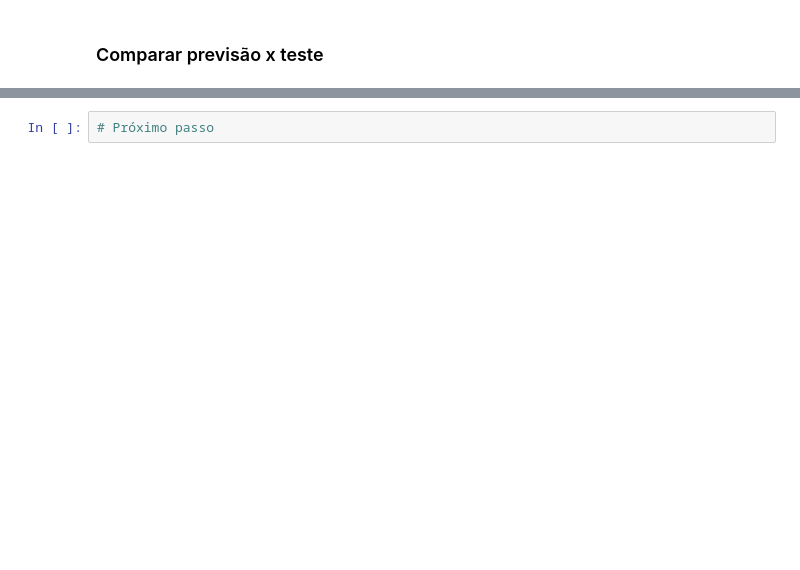
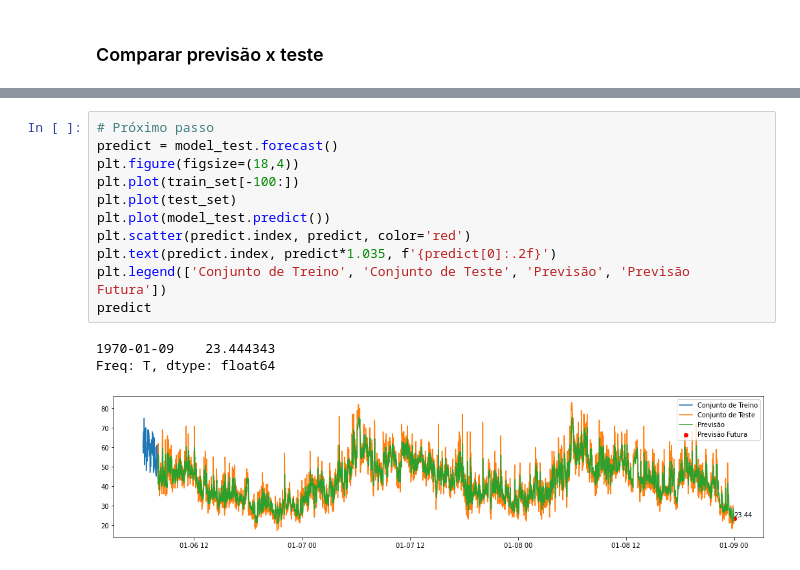
Before and after one commit to dssantos/cloud-predict, a Jupyter notebook: ARIMA.ipynb, the cells around one changed output, grey strips where cells are left out. Cells and saved outputs as stored; diff of their text form; blank space fills up the shorter version.

```diff
--- a/ARIMA.ipynb
+++ b/ARIMA.ipynb
@@ -15,4 +131,17 @@
 # %%
 # Próximo passo
+predict = model_test.forecast()
+plt.figure(figsize=(18,4))
+plt.plot(train_set[-100:])
+plt.plot(test_set)
+plt.plot(model_test.predict())
+plt.scatter(predict.index, predict, color='red')
+plt.text(predict.index, predict*1.035, f'{predict[0]:.2f}')
+plt.legend(['Conjunto de Treino', 'Conjunto de Teste', 'Previsão', 'Previsão Futura'])
+predict
+# %% [output]
+1970-01-09    23.444343
+Freq: T, dtype: float64
+[figure, added]
 # %%
 # Conjunto de passos futuros
```
Also changed, not shown: parts of 19 cells of this notebook, 1 other file.
